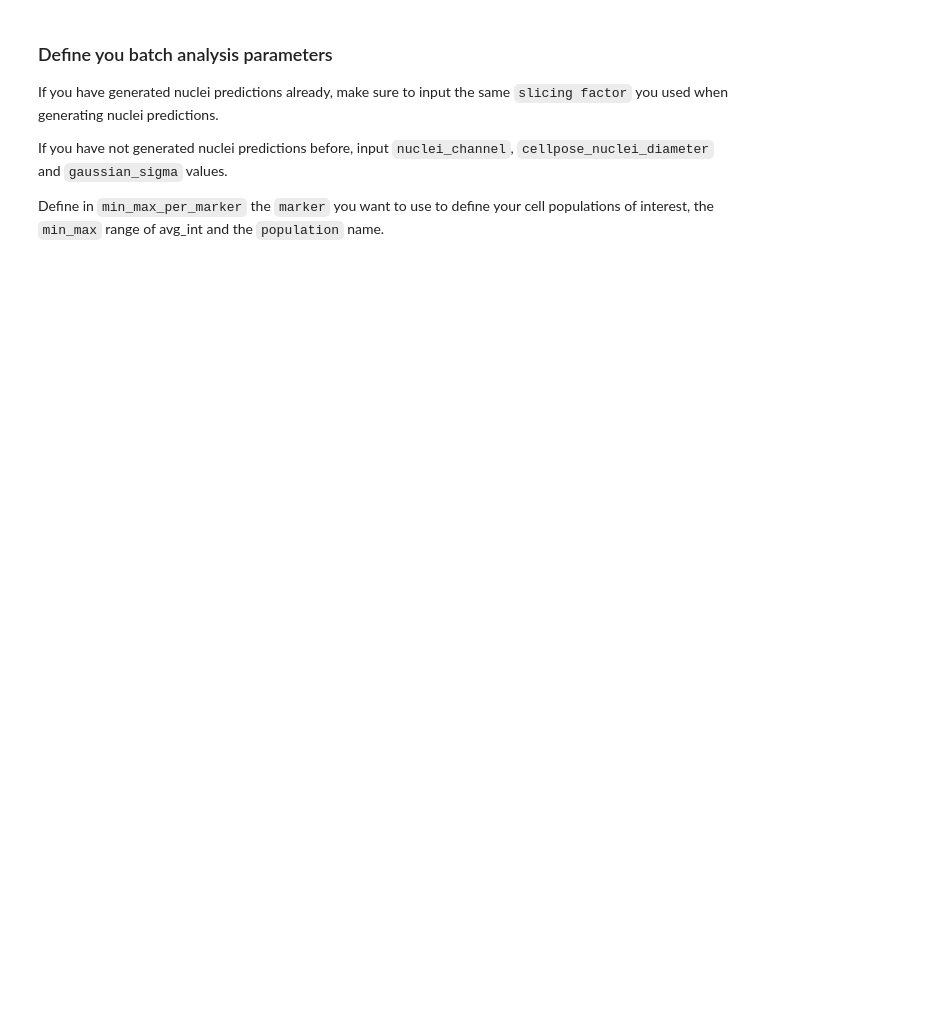
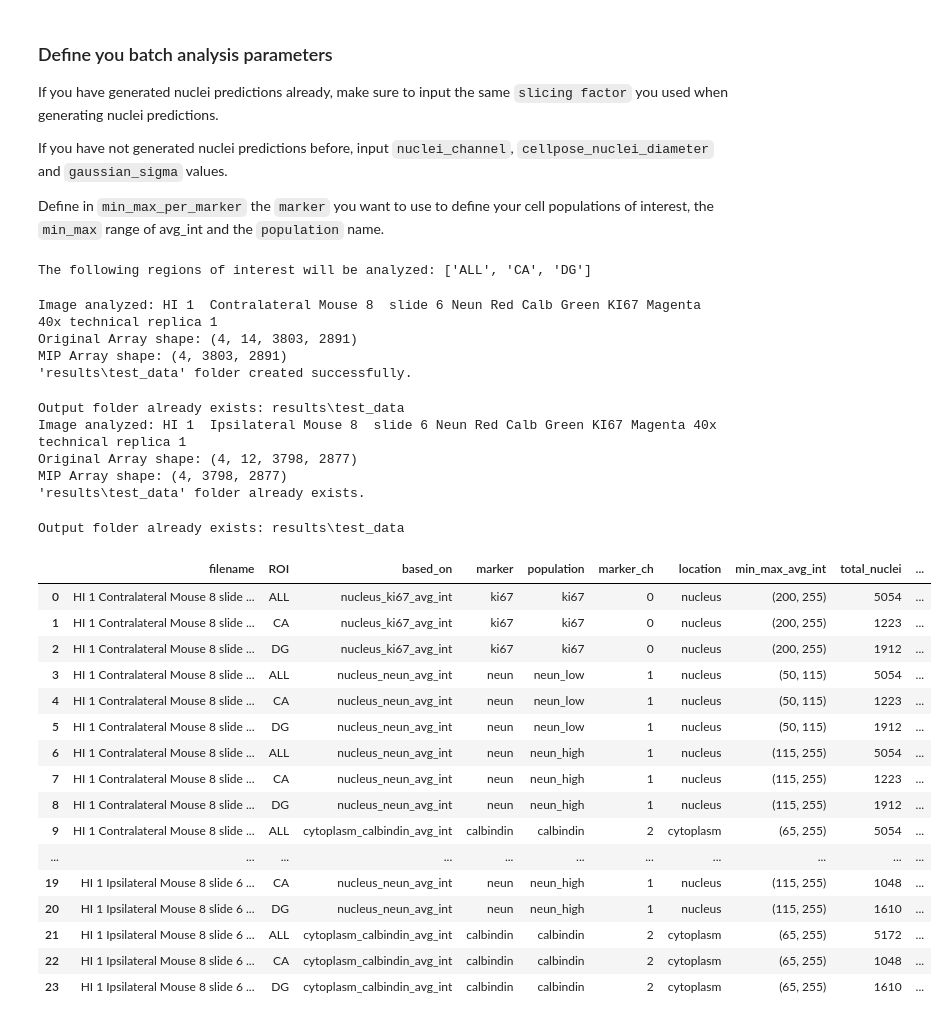
Before and after one commit to adiezsanchez/brain_tissue_nuc_segm, a Jupyter notebook: 003_BP_Avg_Intensity.ipynb, the cells around one changed output. Drawn from its saved outputs; the diff is of its cells as text; code cells hidden in the pictures; blank space fills up the shorter version.

```diff
--- a/003_BP_Avg_Intensity.ipynb
+++ b/003_BP_Avg_Intensity.ipynb
@@ -81,4 +71,20 @@ print(f"The following regions of interest will be analyzed: {roi_names}")
 # %%
+# Construct ROI and nuclei predictions paths from directory_path above
+roi_path = directory_path / "ROIs"
+nuclei_preds_path =  directory_path / "nuclei_preds"
+
+# Extract the experiment name from the data directory path
+experiment_id = directory_path.name
+
+# List of subfolder names
+try:
+    roi_names = [folder.name for folder in roi_path.iterdir() if folder.is_dir()]
+
+except FileNotFoundError:
+    roi_names = ["full_image"]
+
+print(f"The following regions of interest will be analyzed: {roi_names}")
+
 for image in tqdm(images):
 
     # Generate maximum intensity projection and extract filename
@@ -195,7 +201,7 @@ for image in tqdm(images):
     final_df = pd.concat(per_roi_props, ignore_index=True)
 
     # Create a 'results' folder in the root directory
-    results_folder = 'results'
+    results_folder = Path("results") / experiment_id
 
     try:
         os.makedirs(results_folder)
@@ -204,7 +210,7 @@ for image in tqdm(images):
         print(f"'{results_folder}' folder already exists.")
 
     # Save the df containing per_label results into a CSV file
-    final_df.to_csv(f'./results/{filename}_per_label.csv')
+    final_df.to_csv(results_folder / f'{filename}_per_label.csv')
 
     # Select all column names in 'final_df' that contain the substring 'avg_int'
     avg_int_columns = [col for col in final_df.columns if 'avg_int' in col]
@@ -272,32 +278,61 @@ for image in tqdm(images):
                         "marker_ch": channel,
                         "location": location,
                         "min_max_avg_int": min_max_avg_int,
                         "total_nuclei": total_nuclei,
                         "marker+_nuclei": marker_pos_nuclei,
                         "%_marker+_cells": perc_marker_pos_cells,
                         "slicing_factor": slicing_factor
                         }
 
             # Append the current data point to the stats_list
             stats.append(stats_dict)
 
     # Create the necessary folder structure if it does not exist
     try:
-        os.mkdir(str(results_folder))
+        os.makedirs(str(results_folder))
         print(f"Output folder created: {results_folder}")
     except FileExistsError:
         print(f"Output folder already exists: {results_folder}")
 
     # Transform into a dataframe to store it as .csv later
     df = pd.DataFrame(stats)
 
     # Define the .csv path
-    csv_path = "./results/marker_+_label_avg_int_2D.csv"
+    csv_path = results_folder / "BP_marker_+_label_avg_int_2D.csv"
 
     # Append to the .csv with new data points each round
     df.to_csv(csv_path, mode="a", index=False, header=not os.path.isfile(csv_path))
 
 # Show the updated .csv
 csv_df = pd.read_csv(csv_path)
 
 csv_df
+# %% [output]
+The following regions of interest will be analyzed: ['ALL', 'CA', 'DG']
+Image analyzed: HI 1  Contralateral Mouse 8  slide 6 Neun Red Calb Green KI67 Magenta 40x technical replica 1
+Original Array shape: (4, 14, 3803, 2891)
+MIP Array shape: (4, 3803, 2891)
+'results\test_data' folder created successfully.
+Output folder already exists: results\test_data
+Image analyzed: HI 1  Ipsilateral Mouse 8  slide 6 Neun Red Calb Green KI67 Magenta 40x technical replica 1
+Original Array shape: (4, 12, 3798, 2877)
+MIP Array shape: (4, 3798, 2877)
+'results\test_data' folder already exists.
+Output folder already exists: results\test_data
+|  | filename | ROI | based_on | marker | population | marker_ch | location | min_max_avg_int | total_nuclei | ... |
+| 0 | HI 1 Contralateral Mouse 8 slide ... | ALL | nucleus_ki67_avg_int | ki67 | ki67 | 0 | nucleus | (200, 255) | 5054 | ... |
+| 1 | HI 1 Contralateral Mouse 8 slide ... | CA | nucleus_ki67_avg_int | ki67 | ki67 | 0 | nucleus | (200, 255) | 1223 | ... |
+| 2 | HI 1 Contralateral Mouse 8 slide ... | DG | nucleus_ki67_avg_int | ki67 | ki67 | 0 | nucleus | (200, 255) | 1912 | ... |
+| 3 | HI 1 Contralateral Mouse 8 slide ... | ALL | nucleus_neun_avg_int | neun | neun_low | 1 | nucleus | (50, 115) | 5054 | ... |
+| 4 | HI 1 Contralateral Mouse 8 slide ... | CA | nucleus_neun_avg_int | neun | neun_low | 1 | nucleus | (50, 115) | 1223 | ... |
+| 5 | HI 1 Contralateral Mouse 8 slide ... | DG | nucleus_neun_avg_int | neun | neun_low | 1 | nucleus | (50, 115) | 1912 | ... |
+| 6 | HI 1 Contralateral Mouse 8 slide ... | ALL | nucleus_neun_avg_int | neun | neun_high | 1 | nucleus | (115, 255) | 5054 | ... |
+| 7 | HI 1 Contralateral Mouse 8 slide ... | CA | nucleus_neun_avg_int | neun | neun_high | 1 | nucleus | (115, 255) | 1223 | ... |
+| 8 | HI 1 Contralateral Mouse 8 slide ... | DG | nucleus_neun_avg_int | neun | neun_high | 1 | nucleus | (115, 255) | 1912 | ... |
+| 9 | HI 1 Contralateral Mouse 8 slide ... | ALL | cytoplasm_calbindin_avg_int | calbindin | calbindin | 2 | cytoplasm | (65, 255) | 5054 | ... |
+| ... | ... | ... | ... | ... | ... | ... | ... | ... | ... | ... |
+| 19 | HI 1 Ipsilateral Mouse 8 slide 6 ... | CA | nucleus_neun_avg_int | neun | neun_high | 1 | nucleus | (115, 255) | 1048 | ... |
+| 20 | HI 1 Ipsilateral Mouse 8 slide 6 ... | DG | nucleus_neun_avg_int | neun | neun_high | 1 | nucleus | (115, 255) | 1610 | ... |
+| 21 | HI 1 Ipsilateral Mouse 8 slide 6 ... | ALL | cytoplasm_calbindin_avg_int | calbindin | calbindin | 2 | cytoplasm | (65, 255) | 5172 | ... |
+| 22 | HI 1 Ipsilateral Mouse 8 slide 6 ... | CA | cytoplasm_calbindin_avg_int | calbindin | calbindin | 2 | cytoplasm | (65, 255) | 1048 | ... |
+| 23 | HI 1 Ipsilateral Mouse 8 slide 6 ... | DG | cytoplasm_calbindin_avg_int | calbindin | calbindin | 2 | cytoplasm | (65, 255) | 1610 | ... |
```
Also changed, not shown: parts of 3 cells of this notebook, 2 other files.
